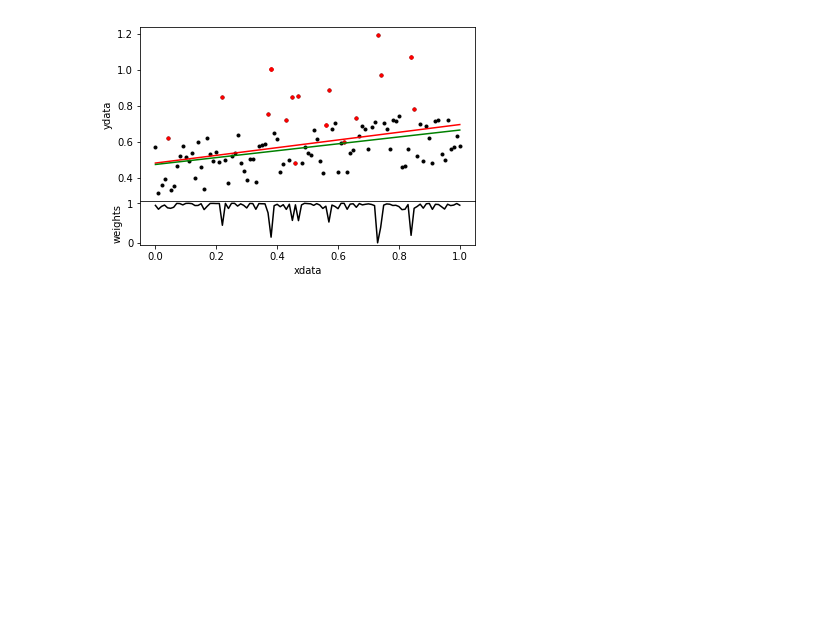
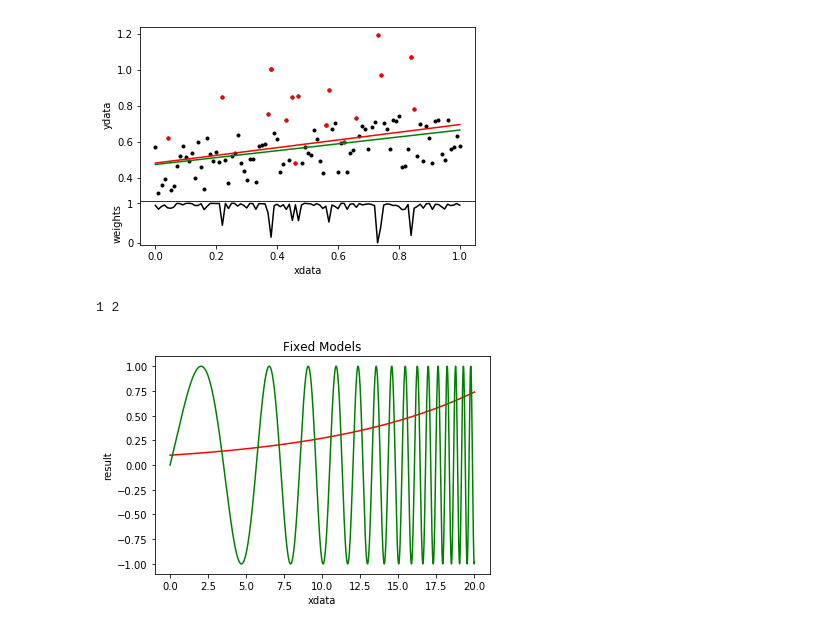
Before and after one commit to dokester/BayesicFitting, a Jupyter notebook: BayesicFitting/documentation/images/manual.ipynb, the cells around one changed output. Cells and saved outputs as stored; diff of their text form; code cells hidden in the pictures; blank space fills up the shorter version.

```diff
--- a/BayesicFitting/documentation/images/manual.ipynb
+++ b/BayesicFitting/documentation/images/manual.ipynb
@@ -221,3 +228,25 @@ plt.ylabel( "weights" )
 plt.savefig( "manual-8.png", format="png" )
 # %% [output]
 [figure]
+# %%
+x = numpy.linspace( 0, 20, 2001 )
+m4 = ExpModel( fixed={1:0.1})
+m5 = SineModel( fixed={0:m4, 1:0} )
+
+#m4 = PolynomialModel( 1, fixed={0:1.0} )
+print( m4.npars, m5.npars )
+p4 = [0.1]
+#p5 = [0.0,1.0,0.1,0.1]
+p5 = [1.0, 0.1]
+
+plt.plot( x, m4.result( x, p4 ), 'r-' )
+plt.plot( x, m5.result( x, p5 ), 'g-' )
+plt.title( "Fixed Models")
+plt.xlabel( "xdata" )
+plt.ylabel( "result" )
+
+#plt.show()
+plt.savefig( "manual-2f.png", format="png" )
+# %% [output]
+1 2
+[figure, added]
```
Also changed, not shown: parts of 2 cells of this notebook, 4 other files.
